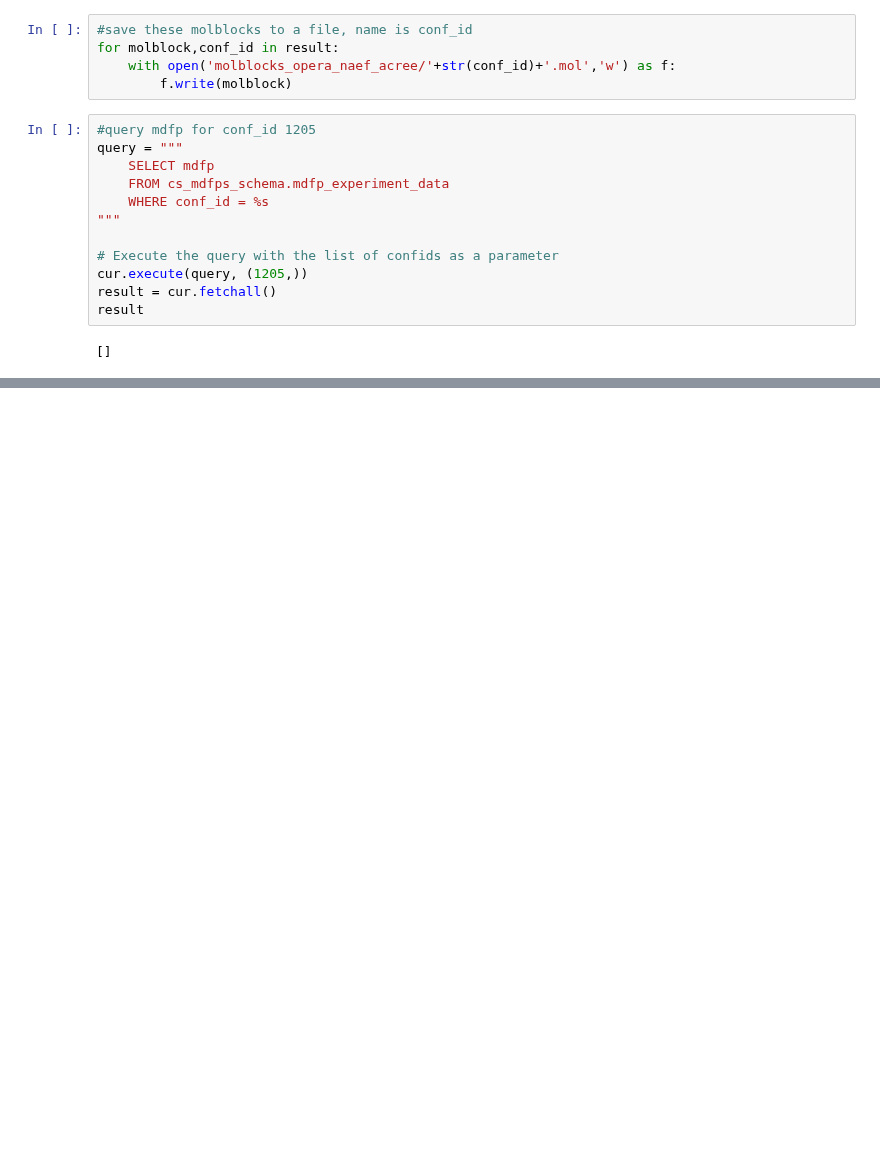
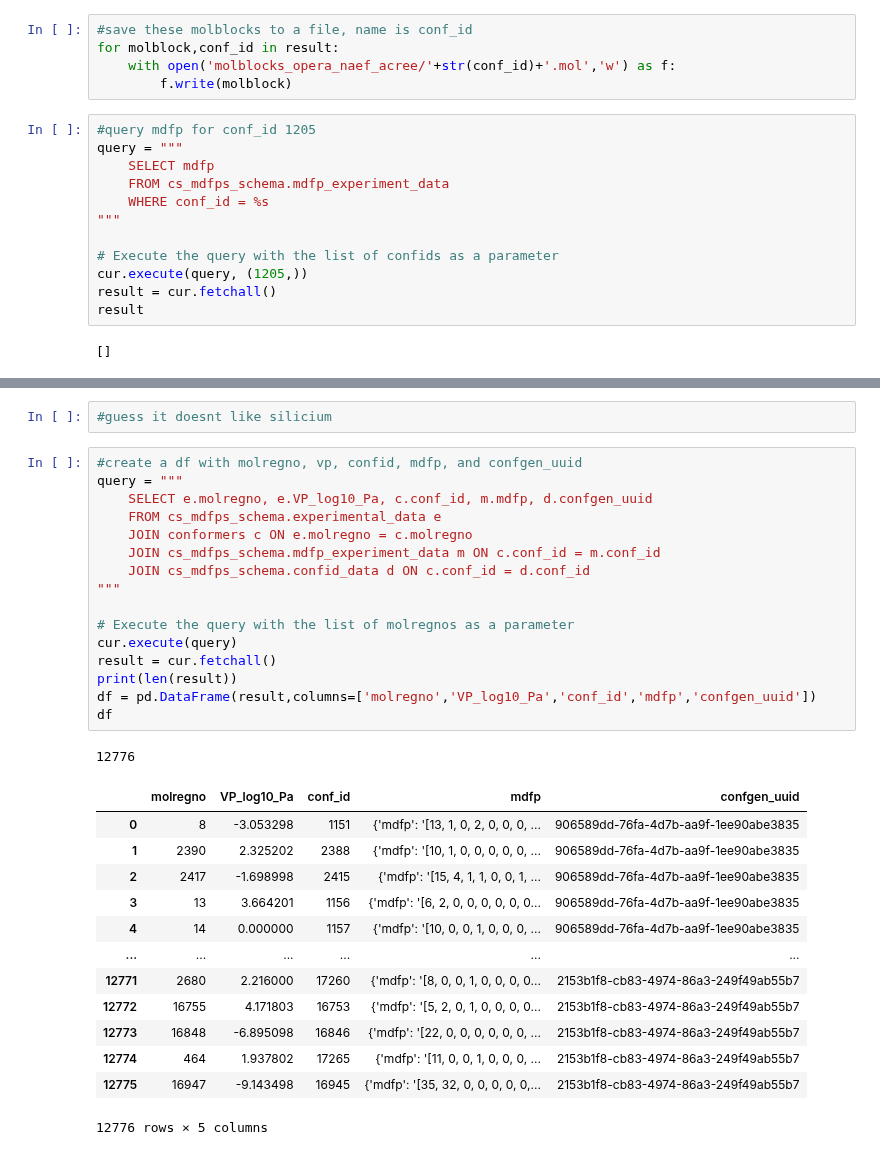
Before and after one commit to Cschiebroek/mdfptools, a Jupyter notebook: carl/data_curation/009_Registering_new_dataset_pt2.ipynb, the cells around one changed output, grey strips where cells are left out. Drawn from its saved outputs; the diff is of its cells as text; blank space fills up the shorter version.

```diff
--- a/carl/data_curation/009_Registering_new_dataset_pt2.ipynb
+++ b/carl/data_curation/009_Registering_new_dataset_pt2.ipynb
@@ -951,0 +1086,33 @@ with open('mdfps.txt','w') as f:
+# %%
+#guess it doesnt like silicium
+# %%
+#create a df with molregno, vp, confid, mdfp, and confgen_uuid
+query = """
+    SELECT e.molregno, e.VP_log10_Pa, c.conf_id, m.mdfp, d.confgen_uuid
+    FROM cs_mdfps_schema.experimental_data e
+    JOIN conformers c ON e.molregno = c.molregno
+    JOIN cs_mdfps_schema.mdfp_experiment_data m ON c.conf_id = m.conf_id
+    JOIN cs_mdfps_schema.confid_data d ON c.conf_id = d.conf_id
+"""
+
+# Execute the query with the list of molregnos as a parameter
+cur.execute(query)
+result = cur.fetchall()
+print(len(result))
+df = pd.DataFrame(result,columns=['molregno','VP_log10_Pa','conf_id','mdfp','confgen_uuid'])
+df
+# %% [output]
+12776
+|  | molregno | VP_log10_Pa | conf_id | mdfp | confgen_uuid |
+| 0 | 8 | -3.053298 | 1151 | {'mdfp': '[13, 1, 0, 2, 0, 0, 0, ... | 906589dd-76fa-4d7b-aa9f-1ee90abe3835 |
+| 1 | 2390 | 2.325202 | 2388 | {'mdfp': '[10, 1, 0, 0, 0, 0, 0, ... | 906589dd-76fa-4d7b-aa9f-1ee90abe3835 |
+| 2 | 2417 | -1.698998 | 2415 | {'mdfp': '[15, 4, 1, 1, 0, 0, 1, ... | 906589dd-76fa-4d7b-aa9f-1ee90abe3835 |
+| 3 | 13 | 3.664201 | 1156 | {'mdfp': '[6, 2, 0, 0, 0, 0, 0, 0... | 906589dd-76fa-4d7b-aa9f-1ee90abe3835 |
+| 4 | 14 | 0.000000 | 1157 | {'mdfp': '[10, 0, 0, 1, 0, 0, 0, ... | 906589dd-76fa-4d7b-aa9f-1ee90abe3835 |
+| ... | ... | ... | ... | ... | ... |
+| 12771 | 2680 | 2.216000 | 17260 | {'mdfp': '[8, 0, 0, 1, 0, 0, 0, 0... | 2153b1f8-cb83-4974-86a3-249f49ab55b7 |
+| 12772 | 16755 | 4.171803 | 16753 | {'mdfp': '[5, 2, 0, 1, 0, 0, 0, 0... | 2153b1f8-cb83-4974-86a3-249f49ab55b7 |
+| 12773 | 16848 | -6.895098 | 16846 | {'mdfp': '[22, 0, 0, 0, 0, 0, 0, ... | 2153b1f8-cb83-4974-86a3-249f49ab55b7 |
+| 12774 | 464 | 1.937802 | 17265 | {'mdfp': '[11, 0, 0, 1, 0, 0, 0, ... | 2153b1f8-cb83-4974-86a3-249f49ab55b7 |
+| 12775 | 16947 | -9.143498 | 16945 | {'mdfp': '[35, 32, 0, 0, 0, 0, 0,... | 2153b1f8-cb83-4974-86a3-249f49ab55b7 |
+12776 rows × 5 columns
```
Also changed, not shown: parts of 22 cells of this notebook, 12 other files.
